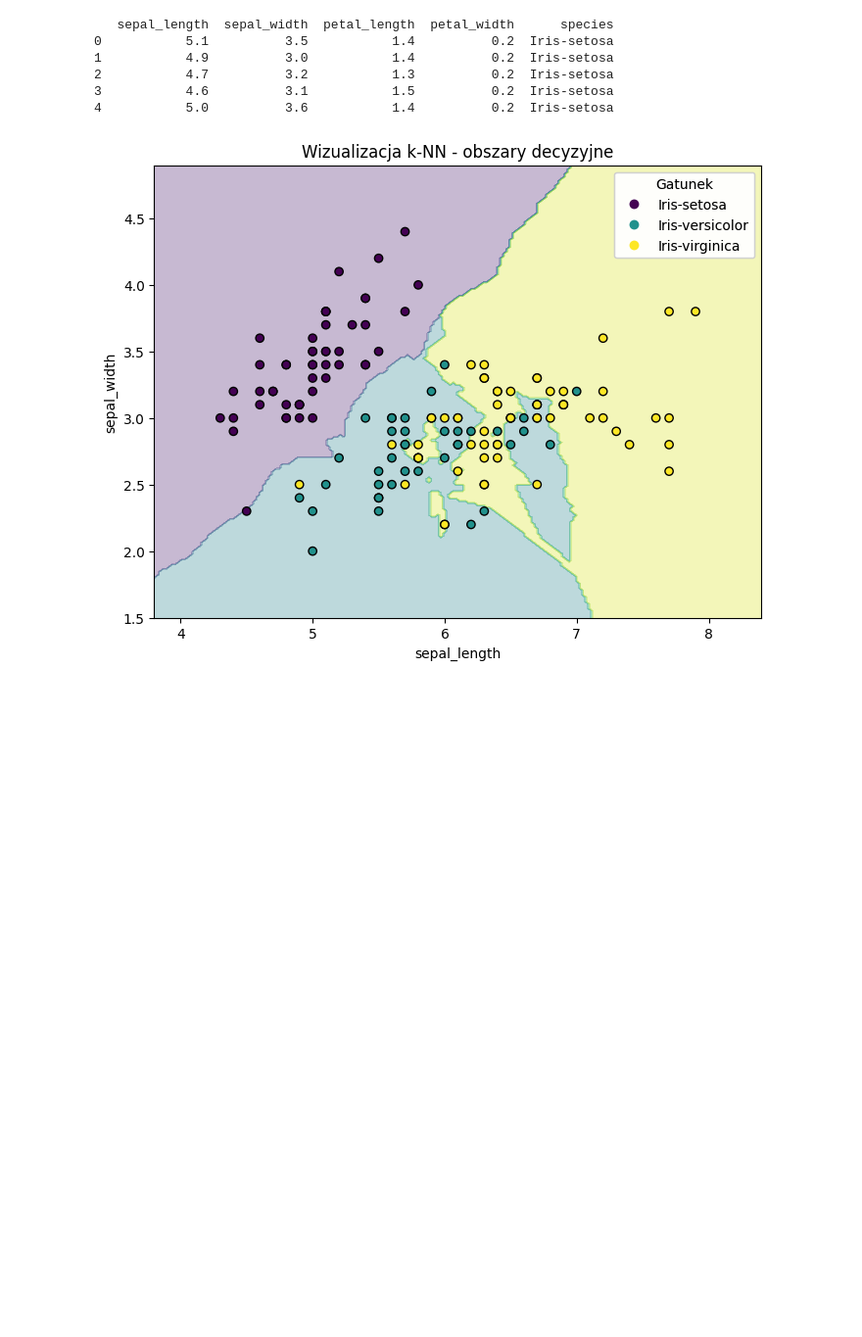
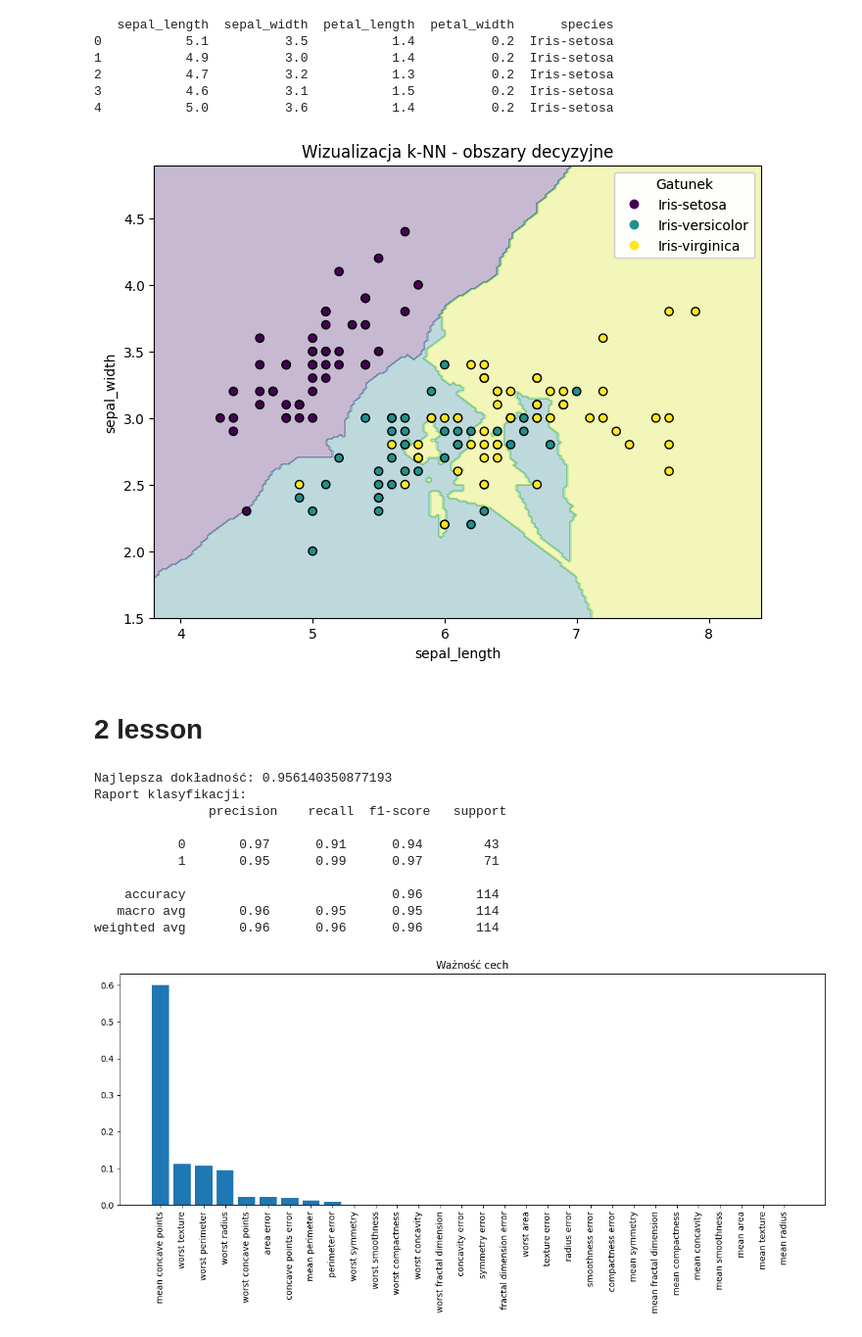
Before and after one commit to hgf700/neural-network-with-libraries, a Jupyter notebook: Untitled.ipynb, the cells around one changed output. Shown: that part at 98% size. Drawn from its saved outputs; the diff is of its cells as text; code cells hidden in the pictures; blank space fills up the shorter version.

Commit message:
2 lesson decision tree with GridSearchCV

```diff
--- a/Untitled.ipynb
+++ b/Untitled.ipynb
@@ -71,3 +71,72 @@ plt.show()
 3           4.6          3.1           1.5          0.2  Iris-setosa
 4           5.0          3.6           1.4          0.2  Iris-setosa
 [figure]
+# %% [markdown]
+# 2 lesson
+# %%
+import numpy as np
+import pandas as pd
+import matplotlib.pyplot as plt
+from sklearn.preprocessing import LabelEncoder
+from sklearn.datasets import load_breast_cancer
+from sklearn.model_selection import train_test_split, GridSearchCV
+from sklearn.tree import DecisionTreeClassifier
+from sklearn.metrics import classification_report, accuracy_score
+
+# Wczytanie danych
+data = load_breast_cancer()
+X = data.data
+y = data.target
+
+# Podział danych na zestaw treningowy i testowy
+X_train, X_test, y_train, y_test = train_test_split(X, y, test_size=0.2, random_state=42)
+
+# Definicja siatki parametrów dla GridSearchCV
+param_grid = {
+    'criterion': ['gini', 'entropy'],
+    'max_depth': [None, 3, 5, 10],
+    'min_samples_split': [2, 4, 10],
+    'min_samples_leaf': [1, 2, 4]
+}
+
+# Klasyfikator drzewa decyzyjnego
+dt = DecisionTreeClassifier(random_state=42)
+
+# Przeszukiwanie najlepszych parametrów
+grid_search = GridSearchCV(dt, param_grid, cv=5, n_jobs=-1, scoring='accuracy')
+grid_search.fit(X_train, y_train)
+
+# Wybór najlepszego modelu
+best_dt = grid_search.best_estimator_
+
+# Przewidywanie wyników
+y_pred = best_dt.predict(X_test)
+
+# Ocena modelu
+print("Najlepsza dokładność:", accuracy_score(y_test, y_pred))
+print("Raport klasyfikacji:\n", classification_report(y_test, y_pred))
+
+# Ważność cech
+features = data.feature_names
+importances = best_dt.feature_importances_
+indices = np.argsort(importances)[::-1]
+
+# Wizualizacja ważności cech
+plt.figure(figsize=(12, 6))
+plt.title("Ważność cech")
+plt.bar(range(len(importances)), importances[indices], align="center")
+plt.xticks(range(len(importances)), features[indices], rotation=90)
+plt.tight_layout()
+plt.show()
+# %% [output]
+Najlepsza dokładność: 0.956140350877193
+Raport klasyfikacji:
+               precision    recall  f1-score   support
+
+           0       0.97      0.91      0.94        43
+           1       0.95      0.99      0.97        71
+
+    accuracy                           0.96       114
+   macro avg       0.96      0.95      0.95       114
+weighted avg       0.96      0.96      0.96       114
+[figure, added]
```
Also changed, not shown: 1 other file.
